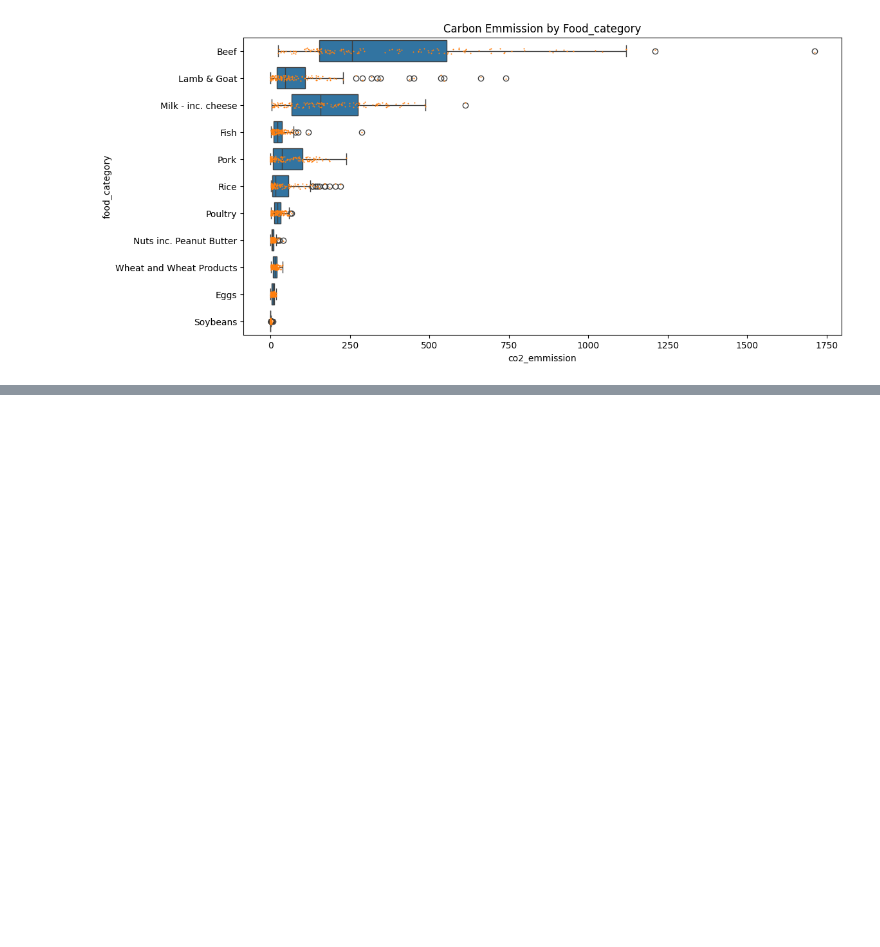
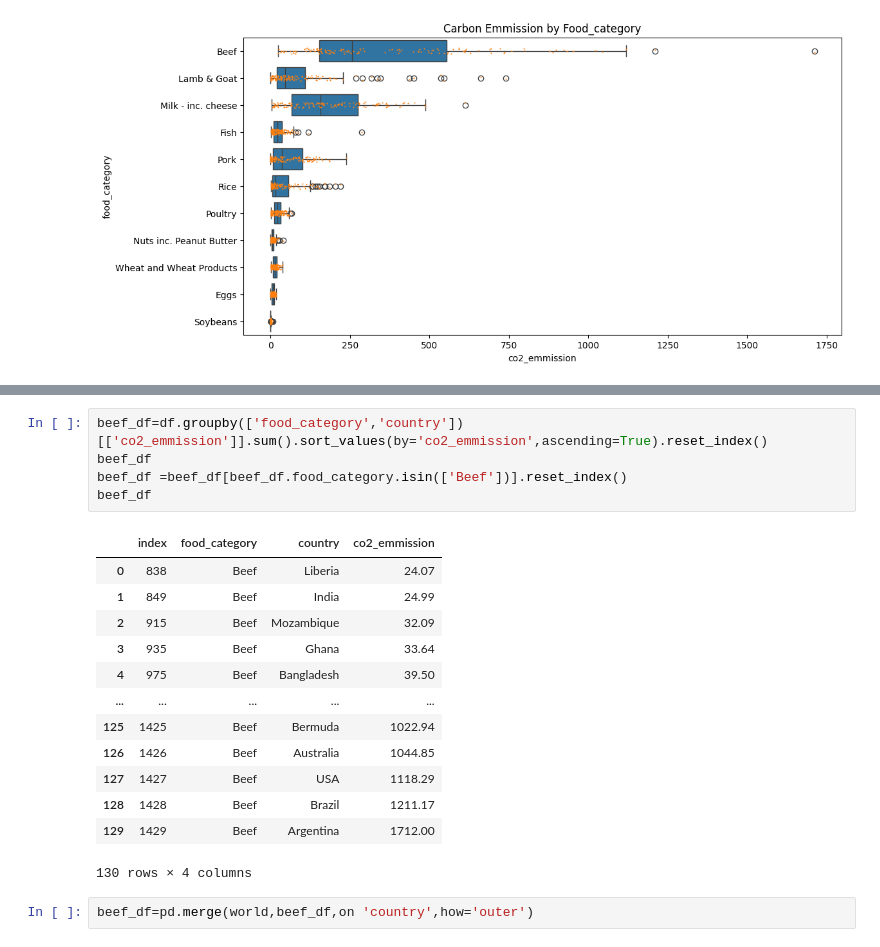
Before and after one commit to Karlajack/pydata_analysis, a Jupyter notebook: pandasvisulizationproject.ipynb, the cells around one changed output, grey strips where cells are left out. Saved outputs shown, nothing was run; the diff lists cells and outputs as text; blank space fills up the shorter version.

```diff
--- a/pandasvisulizationproject.ipynb
+++ b/pandasvisulizationproject.ipynb
@@ -155,0 +212,21 @@ plt.show
+# %%
+beef_df=df.groupby(['food_category','country'])[['co2_emmission']].sum().sort_values(by='co2_emmission',ascending=True).reset_index()
+beef_df
+beef_df =beef_df[beef_df.food_category.isin(['Beef'])].reset_index()
+beef_df
+# %% [output]
+|  | index | food_category | country | co2_emmission |
+| 0 | 838 | Beef | Liberia | 24.07 |
+| 1 | 849 | Beef | India | 24.99 |
+| 2 | 915 | Beef | Mozambique | 32.09 |
+| 3 | 935 | Beef | Ghana | 33.64 |
+| 4 | 975 | Beef | Bangladesh | 39.50 |
+| ... | ... | ... | ... | ... |
+| 125 | 1425 | Beef | Bermuda | 1022.94 |
+| 126 | 1426 | Beef | Australia | 1044.85 |
+| 127 | 1427 | Beef | USA | 1118.29 |
+| 128 | 1428 | Beef | Brazil | 1211.17 |
+| 129 | 1429 | Beef | Argentina | 1712.00 |
+130 rows × 4 columns
+# %%
+beef_df=pd.merge(world,beef_df,on 'country',how='outer')
```
Also changed, not shown: parts of 6 cells of this notebook.
